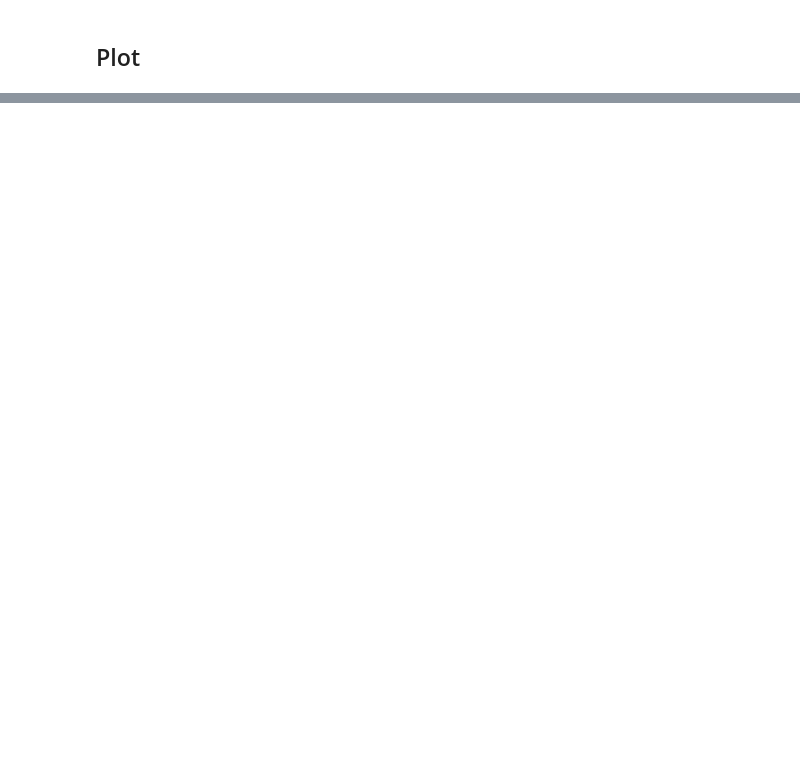
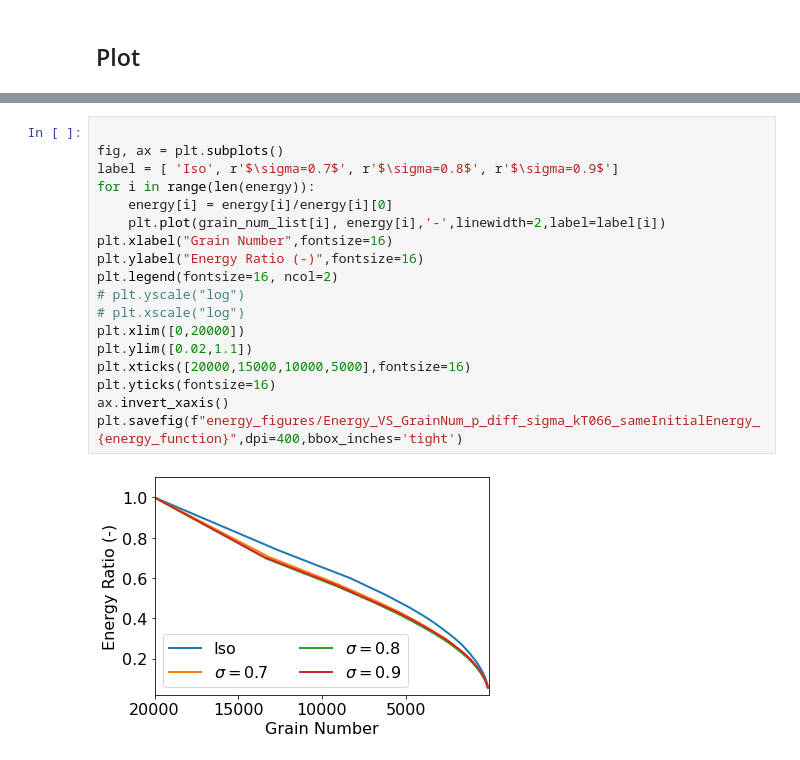
Before and after one commit to Linwitness/VECTOR, a Jupyter notebook: examples/plot_GG_property/plot_energy_time_for_poly20k_consMin1_hipergator.ipynb, the cells around one changed output, grey strips where cells are left out. Cells and saved outputs as stored; diff of their text form; blank space fills up the shorter version.

```diff
--- a/examples/plot_GG_property/plot_energy_time_for_poly20k_consMin1_hipergator.ipynb
+++ b/examples/plot_GG_property/plot_energy_time_for_poly20k_consMin1_hipergator.ipynb
@@ -143,0 +130,20 @@ plt.savefig("energy_figures/Energy_VS_Grainnum_pz_diff_sigma_kT066_sameInitialEn
+# %%
+
+fig, ax = plt.subplots()
+label = [ 'Iso', r'$\sigma=0.7$', r'$\sigma=0.8$', r'$\sigma=0.9$']
+for i in range(len(energy)):
+    energy[i] = energy[i]/energy[i][0]
+    plt.plot(grain_num_list[i], energy[i],'-',linewidth=2,label=label[i])
+plt.xlabel("Grain Number",fontsize=16)
+plt.ylabel("Energy Ratio (-)",fontsize=16)
+plt.legend(fontsize=16, ncol=2)
+# plt.yscale("log")
+# plt.xscale("log")
+plt.xlim([0,20000])
+plt.ylim([0.02,1.1])
+plt.xticks([20000,15000,10000,5000],fontsize=16)
+plt.yticks(fontsize=16)
+ax.invert_xaxis()
+plt.savefig(f"energy_figures/Energy_VS_GrainNum_p_diff_sigma_kT066_sameInitialEnergy_{energy_function}",dpi=400,bbox_inches='tight')
+# %% [output]
+[figure, added]
```
Also changed, not shown: parts of 2 cells of this notebook, 50 other files.
